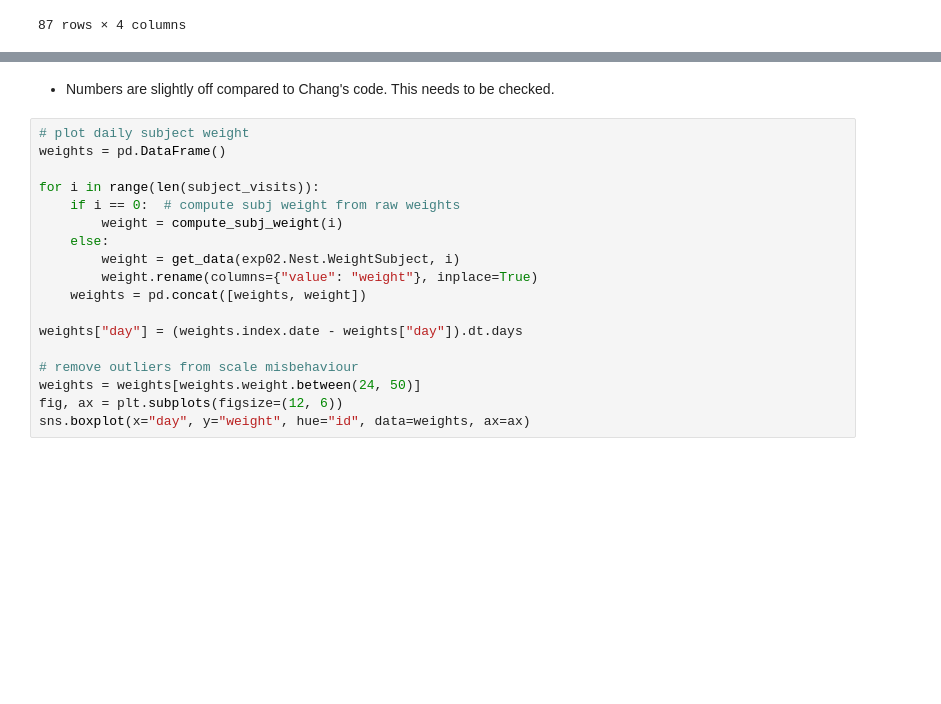
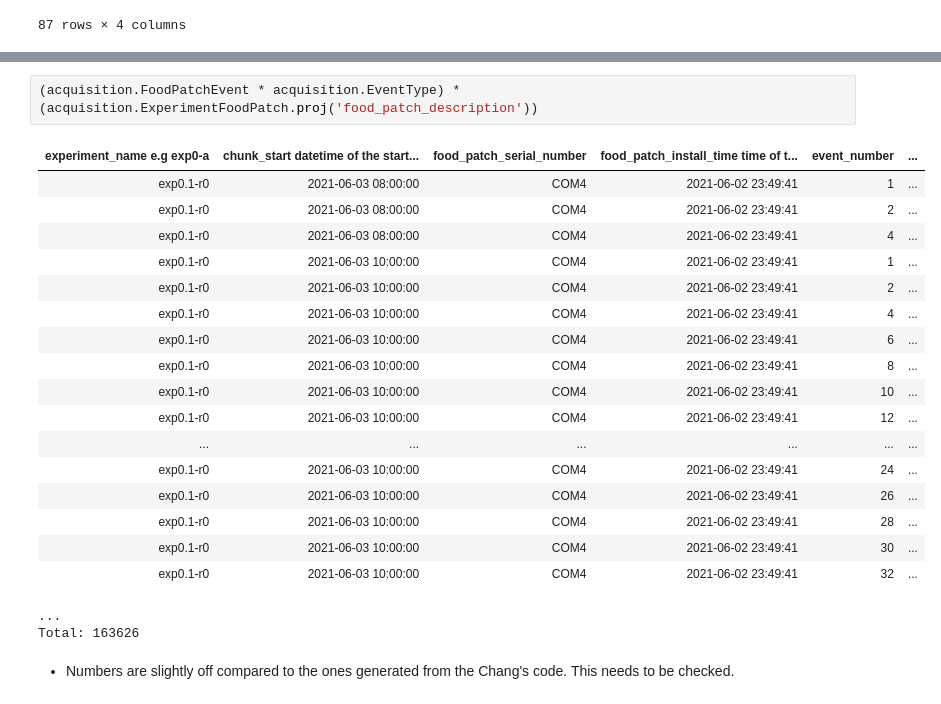
Before and after one commit to JaerongA/aeon_mecha, a Jupyter notebook: figures.ipynb, the cells around one changed output, grey strips where cells are left out. Cells and saved outputs as stored; diff of their text form; blank space fills up the shorter version.

```diff
--- a/figures.ipynb
+++ b/figures.ipynb
@@ -114,20 +125,24 @@ pellet_count
+# %%
+(acquisition.FoodPatchEvent * acquisition.EventType) * (acquisition.ExperimentFoodPatch.proj('food_patch_description'))
+# %% [output]
+| experiment_name e.g exp0-a | chunk_start datetime of the start... | food_patch_serial_number | food_patch_install_time time of t... | event_number | ... |
+| exp0.1-r0 | 2021-06-03 08:00:00 | COM4 | 2021-06-02 23:49:41 | 1 | ... |
+| exp0.1-r0 | 2021-06-03 08:00:00 | COM4 | 2021-06-02 23:49:41 | 2 | ... |
+| exp0.1-r0 | 2021-06-03 08:00:00 | COM4 | 2021-06-02 23:49:41 | 4 | ... |
+| exp0.1-r0 | 2021-06-03 10:00:00 | COM4 | 2021-06-02 23:49:41 | 1 | ... |
+| exp0.1-r0 | 2021-06-03 10:00:00 | COM4 | 2021-06-02 23:49:41 | 2 | ... |
+| exp0.1-r0 | 2021-06-03 10:00:00 | COM4 | 2021-06-02 23:49:41 | 4 | ... |
+| exp0.1-r0 | 2021-06-03 10:00:00 | COM4 | 2021-06-02 23:49:41 | 6 | ... |
+| exp0.1-r0 | 2021-06-03 10:00:00 | COM4 | 2021-06-02 23:49:41 | 8 | ... |
+| exp0.1-r0 | 2021-06-03 10:00:00 | COM4 | 2021-06-02 23:49:41 | 10 | ... |
+| exp0.1-r0 | 2021-06-03 10:00:00 | COM4 | 2021-06-02 23:49:41 | 12 | ... |
+| ... | ... | ... | ... | ... | ... |
+| exp0.1-r0 | 2021-06-03 10:00:00 | COM4 | 2021-06-02 23:49:41 | 24 | ... |
+| exp0.1-r0 | 2021-06-03 10:00:00 | COM4 | 2021-06-02 23:49:41 | 26 | ... |
+| exp0.1-r0 | 2021-06-03 10:00:00 | COM4 | 2021-06-02 23:49:41 | 28 | ... |
+| exp0.1-r0 | 2021-06-03 10:00:00 | COM4 | 2021-06-02 23:49:41 | 30 | ... |
+| exp0.1-r0 | 2021-06-03 10:00:00 | COM4 | 2021-06-02 23:49:41 | 32 | ... |
+...
+Total: 163626
 # %% [markdown]
-- Numbers are slightly off compared to Chang's code. This needs to be checked.
+- Numbers are slightly off compared to the ones generated from the Chang's code. This needs to be checked.
-# %%
-# plot daily subject weight
-weights = pd.DataFrame()
-
-for i in range(len(subject_visits)):
-    if i == 0:  # compute subj weight from raw weights
-        weight = compute_subj_weight(i)
-    else:
-        weight = get_data(exp02.Nest.WeightSubject, i)
-        weight.rename(columns={"value": "weight"}, inplace=True)
-    weights = pd.concat([weights, weight])
-
-weights["day"] = (weights.index.date - weights["day"]).dt.days
-
-# remove outliers from scale misbehaviour
-weights = weights[weights.weight.between(24, 50)]
-fig, ax = plt.subplots(figsize=(12, 6))
-sns.boxplot(x="day", y="weight", hue="id", data=weights, ax=ax)
```
Also changed, not shown: parts of 22 cells of this notebook.
